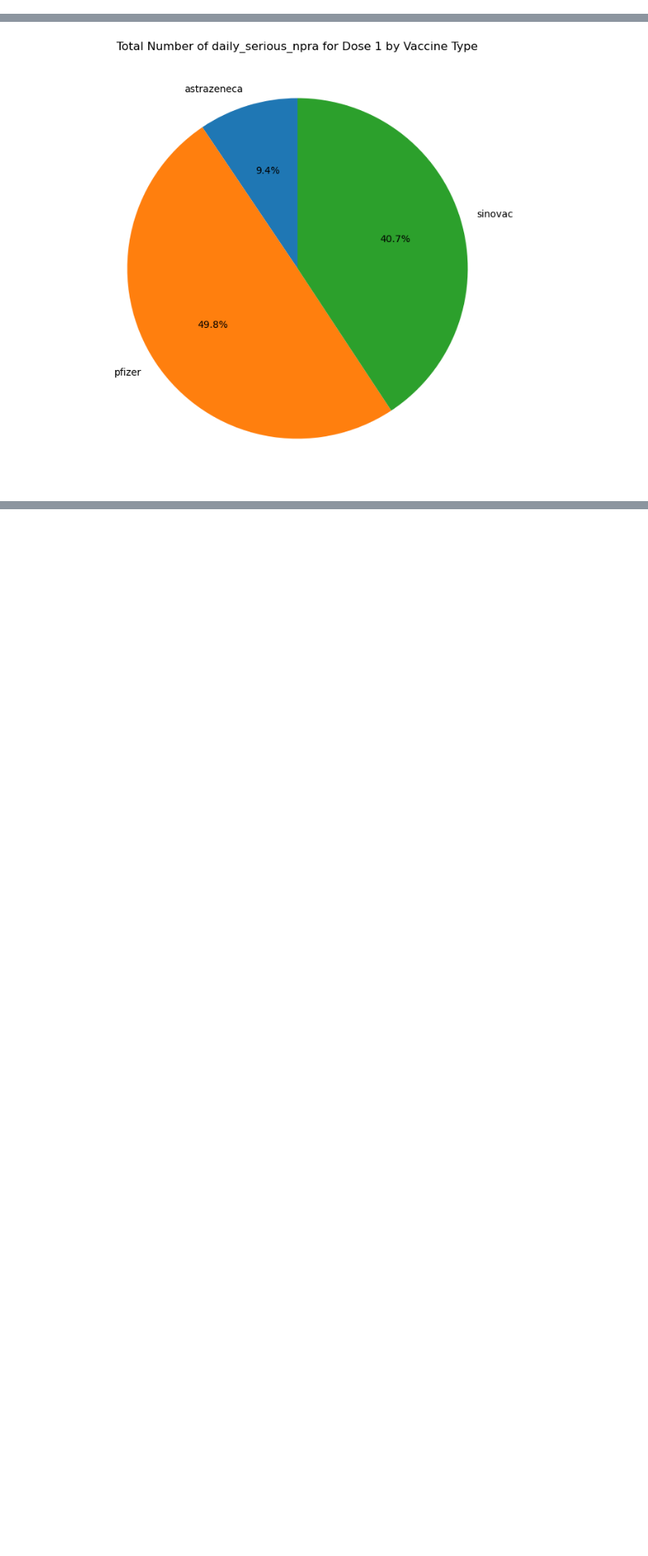
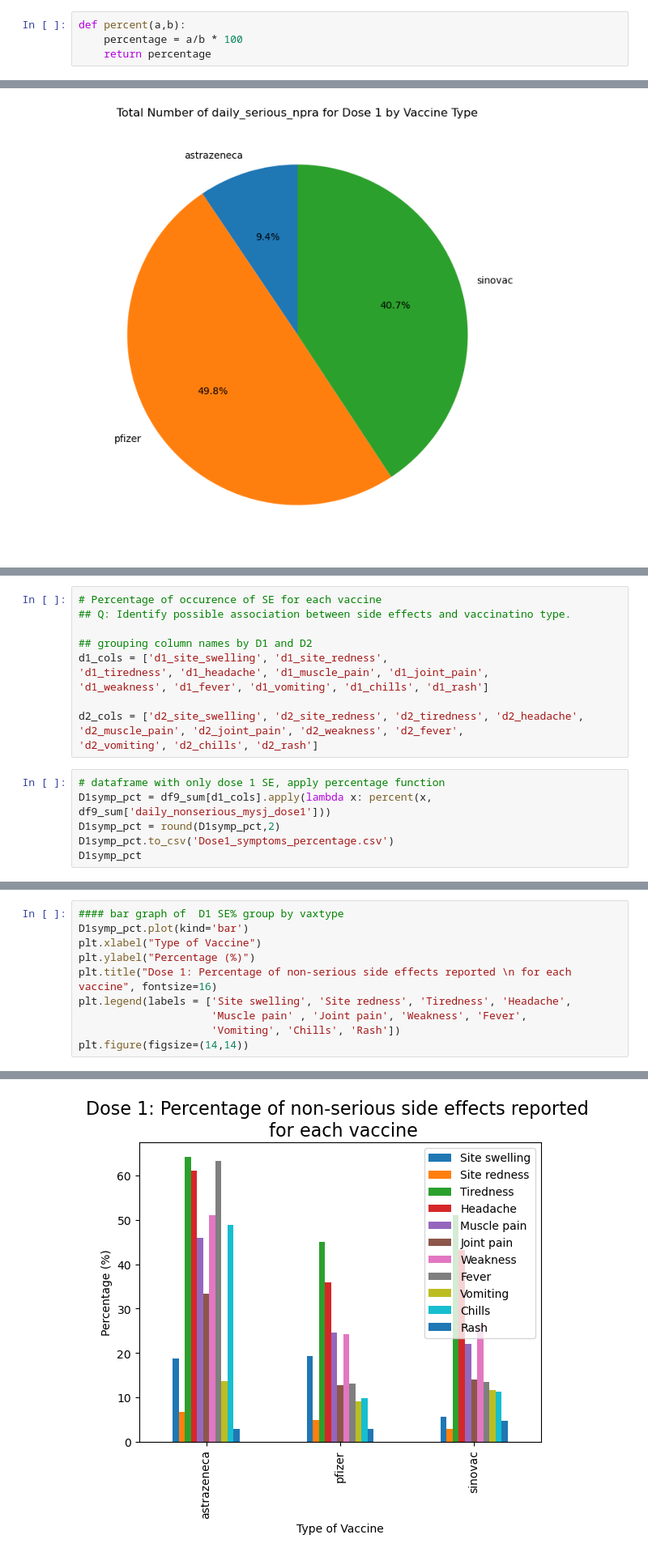
Before and after one commit to kamal089601/HIA302_Project, a Jupyter notebook: HIA302_Project/HIA302_Project.ipynb, the cells around one changed output, grey strips where cells are left out. Shown at 81% size. Cells and saved outputs as stored; diff of their text form; blank space fills up the shorter version.

```diff
--- a/HIA302_Project/HIA302_Project.ipynb
+++ b/HIA302_Project/HIA302_Project.ipynb
@@ -7,0 +8,4 @@ Read aefi.csv data into DataFrame
+# %%
+def percent(a,b):
+    percentage = a/b * 100
+    return percentage
@@ -380,0 +462,18 @@ for condition in conditions:
+# %%
+# Percentage of occurence of SE for each vaccine
+## Q: Identify possible association between side effects and vaccinatino type.
+
+## grouping column names by D1 and D2
+d1_cols = ['d1_site_swelling', 'd1_site_redness',
+'d1_tiredness', 'd1_headache', 'd1_muscle_pain', 'd1_joint_pain',
+'d1_weakness', 'd1_fever', 'd1_vomiting', 'd1_chills', 'd1_rash']
+
+d2_cols = ['d2_site_swelling', 'd2_site_redness', 'd2_tiredness', 'd2_headache',
+'d2_muscle_pain', 'd2_joint_pain', 'd2_weakness', 'd2_fever',
+'d2_vomiting', 'd2_chills', 'd2_rash']
+# %%
+# dataframe with only dose 1 SE, apply percentage function
+D1symp_pct = df9_sum[d1_cols].apply(lambda x: percent(x, df9_sum['daily_nonserious_mysj_dose1']))
+D1symp_pct = round(D1symp_pct,2)
+D1symp_pct.to_csv('Dose1_symptoms_percentage.csv')
+D1symp_pct
@@ -380,0 +486,11 @@ for condition in conditions:
+# %%
+#### bar graph of  D1 SE% group by vaxtype
+D1symp_pct.plot(kind='bar')
+plt.xlabel("Type of Vaccine")
+plt.ylabel("Percentage (%)")
+plt.title("Dose 1: Percentage of non-serious side effects reported \n for each vaccine", fontsize=16)
+plt.legend(labels = ['Site swelling', 'Site redness', 'Tiredness', 'Headache',
+                     'Muscle pain' , 'Joint pain', 'Weakness', 'Fever',
+                     'Vomiting', 'Chills', 'Rash'])
+plt.figure(figsize=(14,14))
+# %% [output]
@@ -380,0 +498 @@ for condition in conditions:
+[figure, added]
```
Also changed, not shown: parts of 62 cells of this notebook.
